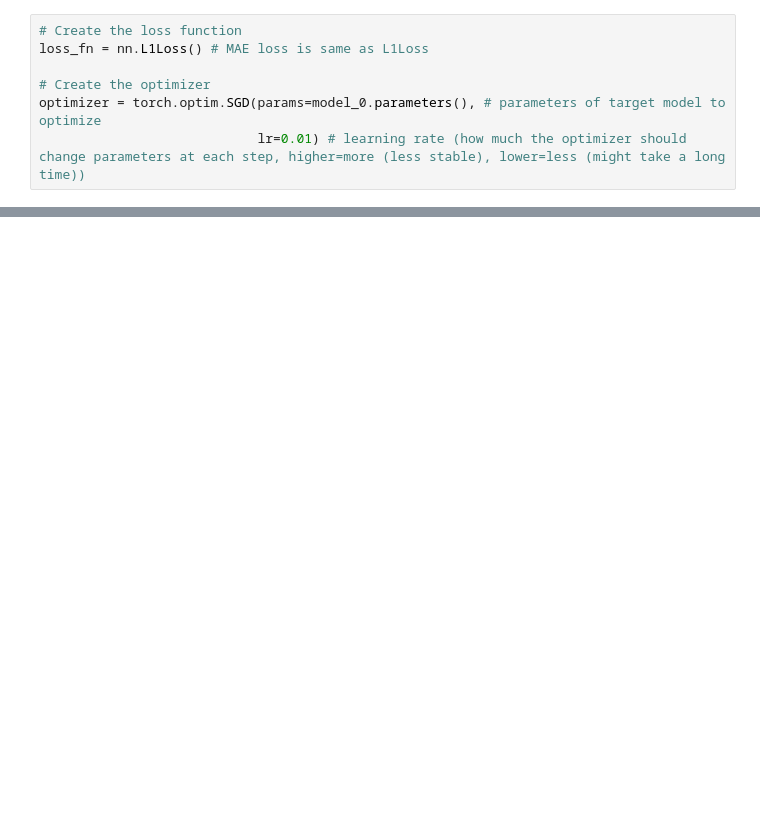
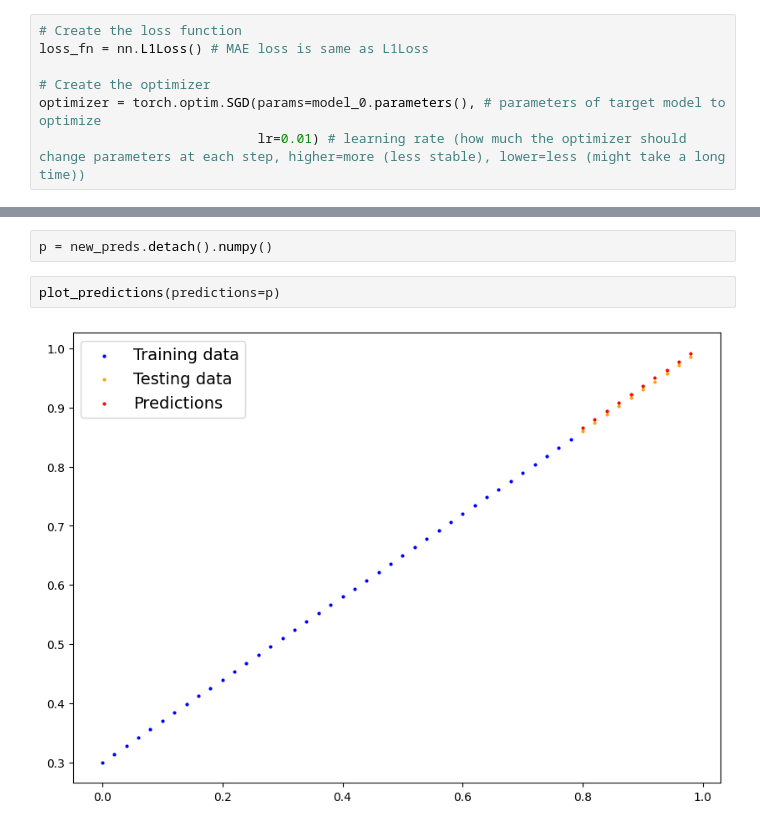
Before and after one commit to deven367/learning-pytorch, a Jupyter notebook: nbs/01-workflows.ipynb, the cells around one changed output, grey strips where cells are left out. Drawn from its saved outputs; the diff is of its cells as text; blank space fills up the shorter version.

```diff
--- a/nbs/01-workflows.ipynb
+++ b/nbs/01-workflows.ipynb
@@ -187,0 +214,6 @@ Epoch: 90 | MAE Train Loss: 0.02788740023970604 | MAE Test Loss: 0.0647355616092
+# %%
+p = new_preds.detach().numpy()
+# %%
+plot_predictions(predictions=p)
+# %% [output]
+[figure, added]
```
Also changed, not shown: parts of 19 cells of this notebook.
